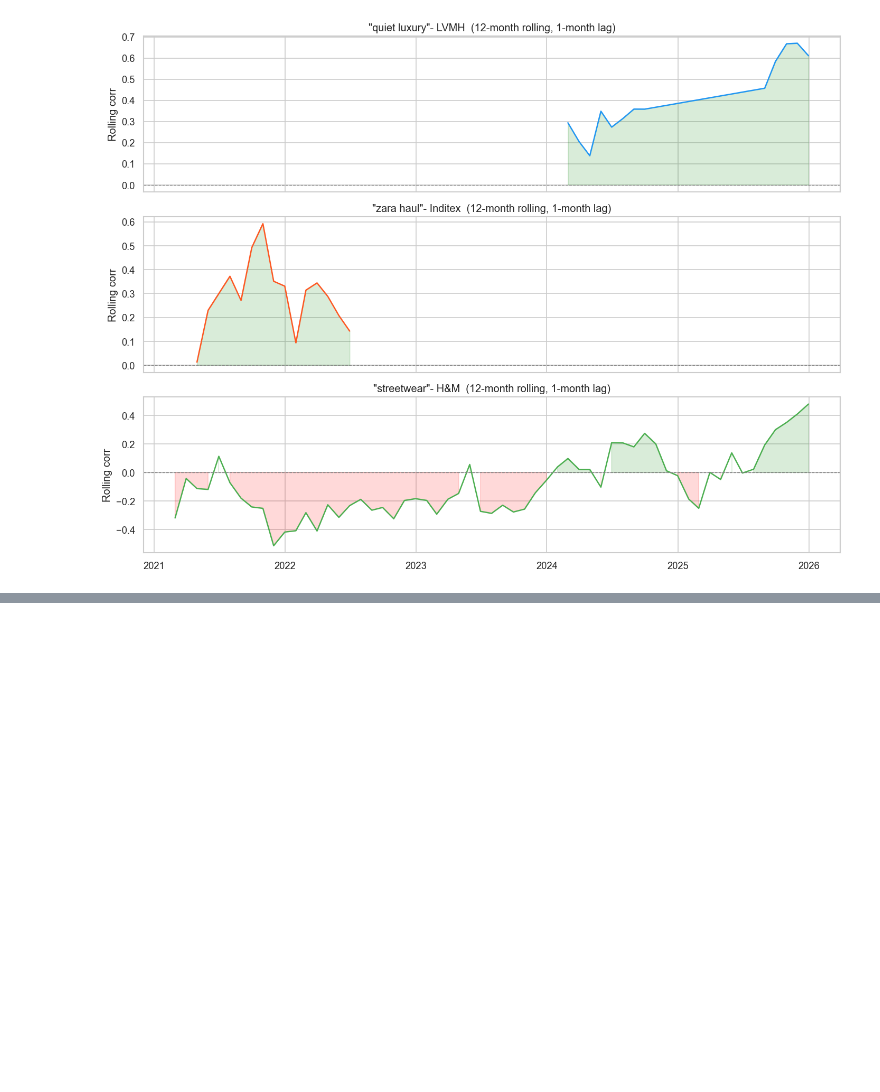
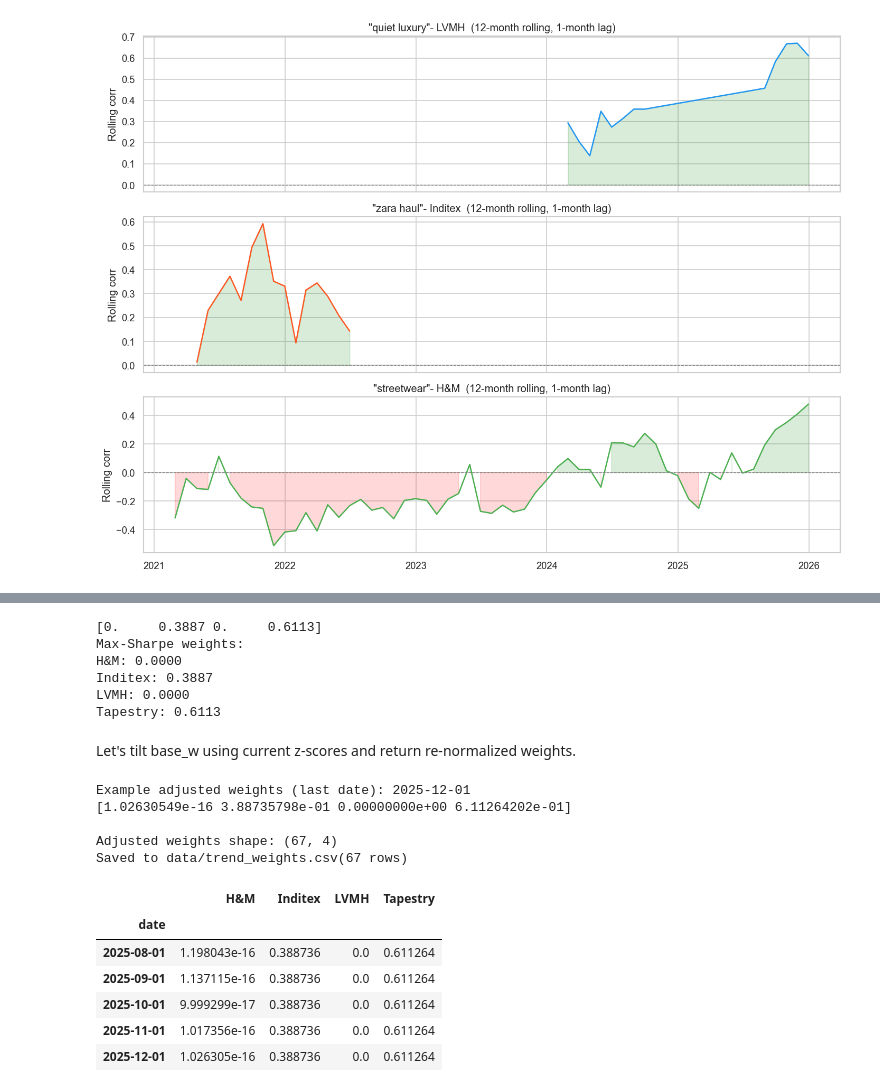
Before and after one commit to radostinaaa/fashion-trends, a Jupyter notebook: 4_trend_signal.ipynb, the cells around one changed output, grey strips where cells are left out. Saved outputs shown, nothing was run; the diff lists cells and outputs as text; code cells hidden in the pictures; blank space fills up the shorter version.

```diff
--- a/4_trend_signal.ipynb
+++ b/4_trend_signal.ipynb
@@ -233,0 +238,75 @@ else:
+# %%
+# recompute max-Sharpe (self-contained)
+log_returns = np.log(prices / prices.shift(1)).dropna()
+mu_arr      = (log_returns.mean() * 252).values
+sigma_arr   = (log_returns.cov()  * 252).values
+N_ASSETS    = len(prices.columns)
+RF_RATE     = 0.04
+
+res = minimize(
+    lambda w: -(w @ mu_arr - RF_RATE) / np.sqrt(w @ sigma_arr @ w),
+    np.ones(N_ASSETS) / N_ASSETS,
+    method='SLSQP',
+    bounds=tuple((0, 1) for _ in range(N_ASSETS)),
+    constraints={'type': 'eq', 'fun': lambda w: np.sum(w) - 1},
+)
+w_maxsharpe = res.x
+print(w_maxsharpe.round(4))
+stock_names = prices.columns.tolist()
+
+print('Max-Sharpe weights:')
+for name, w in zip(stock_names, w_maxsharpe):
+    print(f'{name}: {w:.4f}')
+# %% [output]
+[0.     0.3887 0.     0.6113]
+Max-Sharpe weights:
+H&M: 0.0000
+Inditex: 0.3887
+LVMH: 0.0000
+Tapestry: 0.6113
+# %% [markdown]
+Let's tilt base_w using current z-scores and return re-normalized weights.
+# %%
+ALPHA = 0.3
+
+def trend_adjusted_weights(base_w, stock_names, sig_row, signal_map, alpha=ALPHA):
+    w = base_w.copy()
+    for keyword, stock in signal_map.items():
+        if keyword not in sig_row.index or stock not in stock_names:
+            continue
+        z = sig_row[keyword]
+        if np.isnan(z):
+            continue
+        idx    = stock_names.index(stock)
+        w[idx] *= (1 + alpha * np.clip(z, -2, 2) / 2)
+    w = np.clip(w, 0, None)
+    return w / w.sum()
+
+print(f'\nExample adjusted weights (last date): {signals.index[-1].date()}')
+print (trend_adjusted_weights(w_maxsharpe, stock_names, signals.iloc[-1], SIGNAL_MAP))
+
+adj_weights = np.array([
+    trend_adjusted_weights(w_maxsharpe, stock_names, signals.loc[d], SIGNAL_MAP)
+    for d in signals.index
+])
+
+adj_weights_df = pd.DataFrame(adj_weights, index=signals.index, columns=stock_names)
+print(f'\nAdjusted weights shape: {adj_weights_df.shape}')
+
+adj_weights_df.to_csv('data/trend_weights.csv')
+
+print(f'Saved to data/trend_weights.csv({len(adj_weights_df)} rows)')
+adj_weights_df.tail()
+# %% [output]
+Example adjusted weights (last date): 2025-12-01
+[1.02630549e-16 3.88735798e-01 0.00000000e+00 6.11264202e-01]
+
+Adjusted weights shape: (67, 4)
+Saved to data/trend_weights.csv(67 rows)
+|  | H&M | Inditex | LVMH | Tapestry |
+| date |  |  |  |  |
+| 2025-08-01 | 1.198043e-16 | 0.388736 | 0.0 | 0.611264 |
+| 2025-09-01 | 1.137115e-16 | 0.388736 | 0.0 | 0.611264 |
+| 2025-10-01 | 9.999299e-17 | 0.388736 | 0.0 | 0.611264 |
+| 2025-11-01 | 1.017356e-16 | 0.388736 | 0.0 | 0.611264 |
+| 2025-12-01 | 1.026305e-16 | 0.388736 | 0.0 | 0.611264 |
```
Also changed, not shown: parts of 6 cells of this notebook.
